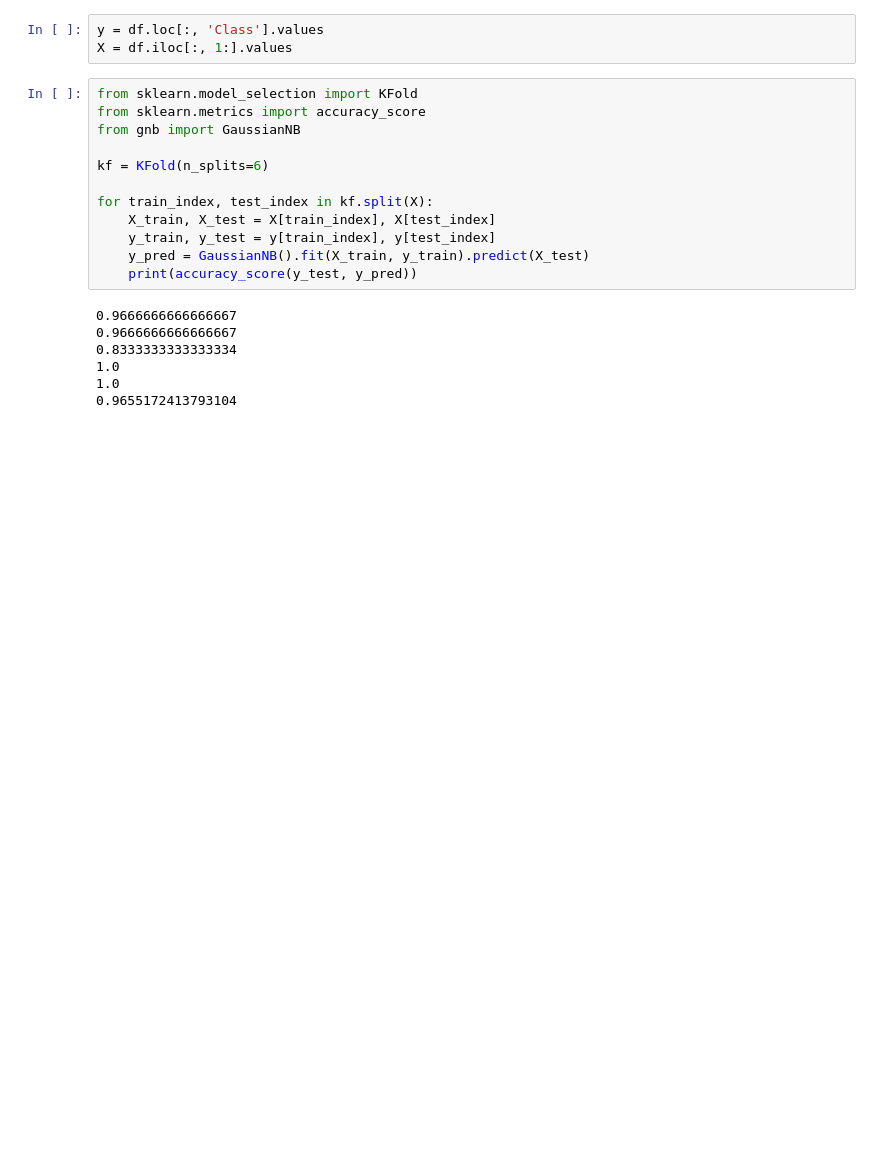
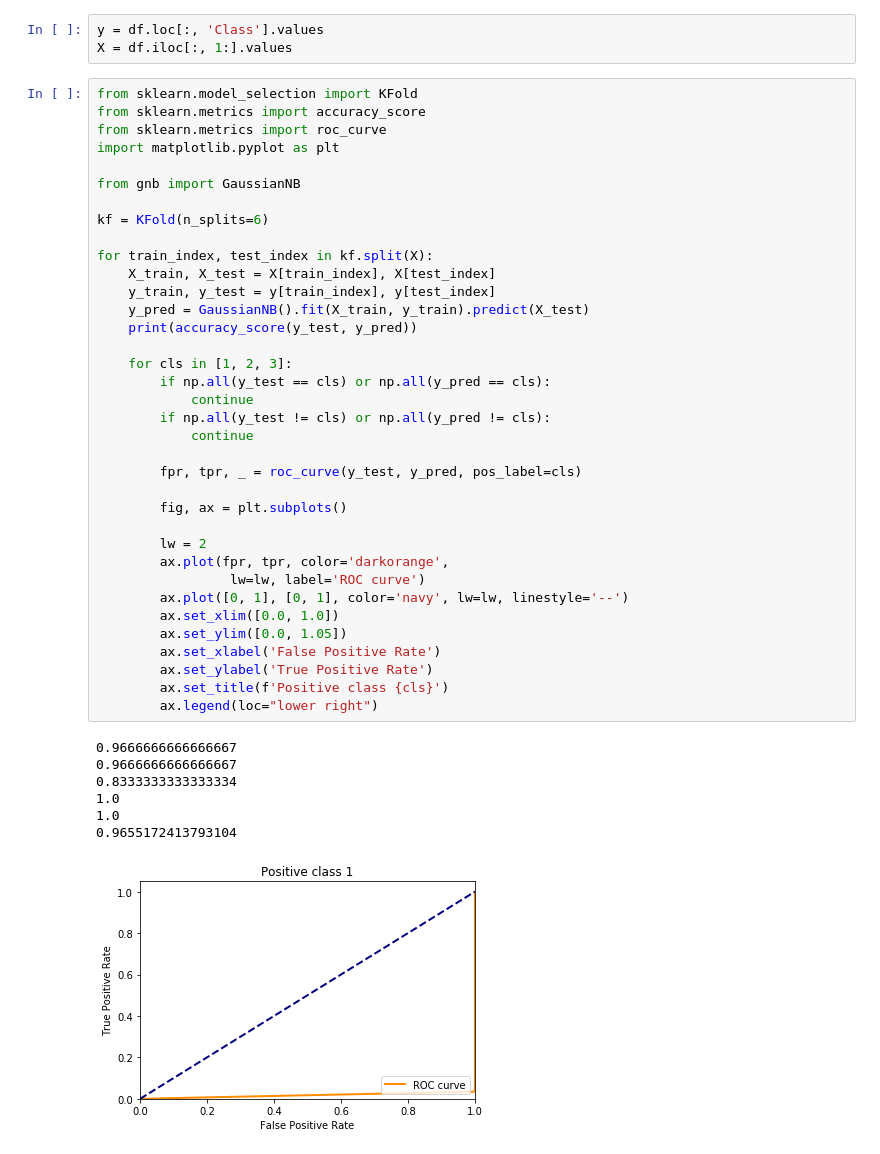
Before and after one commit to 9231058/ML-Homework, a Jupyter notebook: HW-3/p7/P7.ipynb, the cells around one changed output. Cells and saved outputs as stored; diff of their text form; blank space fills up the shorter version.

Commit message:
feat: Add Problem 7 RoC curves

```diff
--- a/HW-3/p7/P7.ipynb
+++ b/HW-3/p7/P7.ipynb
@@ -19,19 +20,44 @@ X = df.iloc[:, 1:].values
 # %%
 from sklearn.model_selection import KFold
 from sklearn.metrics import accuracy_score
+from sklearn.metrics import roc_curve
+import matplotlib.pyplot as plt
+
 from gnb import GaussianNB
 
 kf = KFold(n_splits=6)
 
 for train_index, test_index in kf.split(X):
     X_train, X_test = X[train_index], X[test_index]
     y_train, y_test = y[train_index], y[test_index]
     y_pred = GaussianNB().fit(X_train, y_train).predict(X_test)
     print(accuracy_score(y_test, y_pred))
+
+    for cls in [1, 2, 3]:
+        if np.all(y_test == cls) or np.all(y_pred == cls):
+            continue
+        if np.all(y_test != cls) or np.all(y_pred != cls):
+            continue
+
+        fpr, tpr, _ = roc_curve(y_test, y_pred, pos_label=cls)
+
+        fig, ax = plt.subplots()
+
+        lw = 2
+        ax.plot(fpr, tpr, color='darkorange',
+                 lw=lw, label='ROC curve')
+        ax.plot([0, 1], [0, 1], color='navy', lw=lw, linestyle='--')
+        ax.set_xlim([0.0, 1.0])
+        ax.set_ylim([0.0, 1.05])
+        ax.set_xlabel('False Positive Rate')
+        ax.set_ylabel('True Positive Rate')
+        ax.set_title(f'Positive class {cls}')
+        ax.legend(loc="lower right")
 # %% [output]
 0.9666666666666667
 0.9666666666666667
 0.8333333333333334
 1.0
 1.0
 0.9655172413793104
+[figure, added]
```
Also changed, not shown: parts of 3 cells of this notebook.
